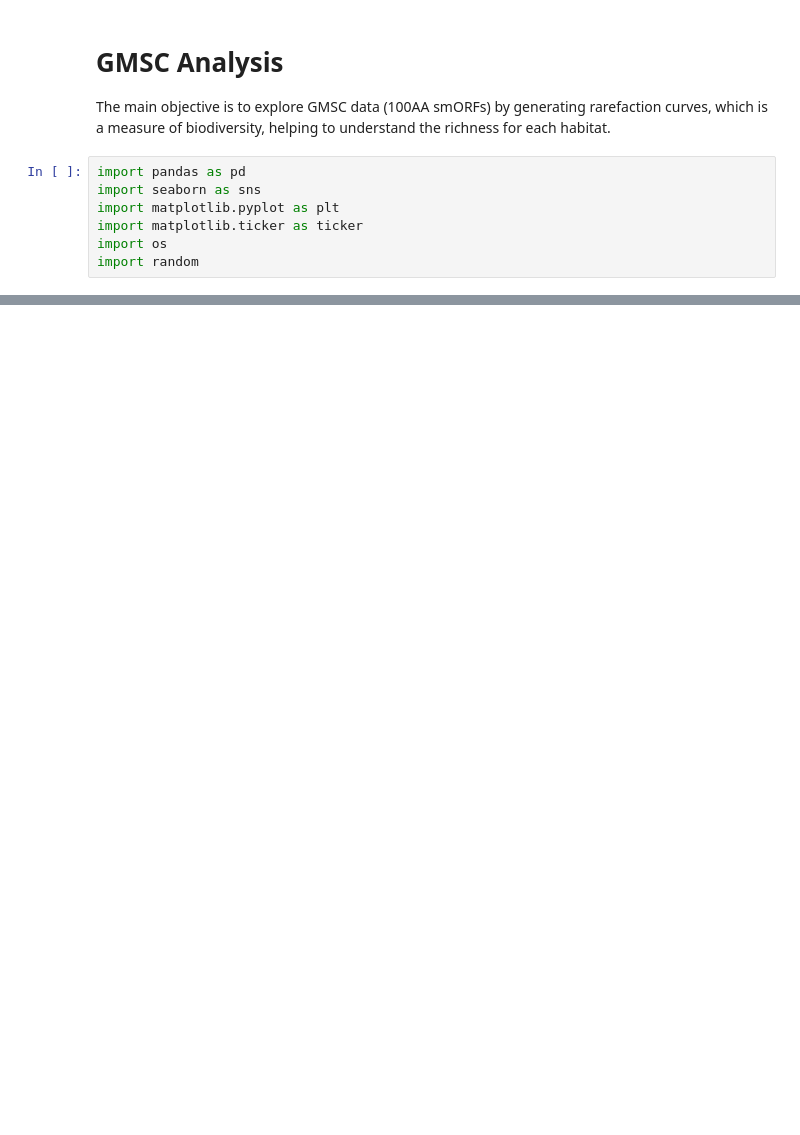
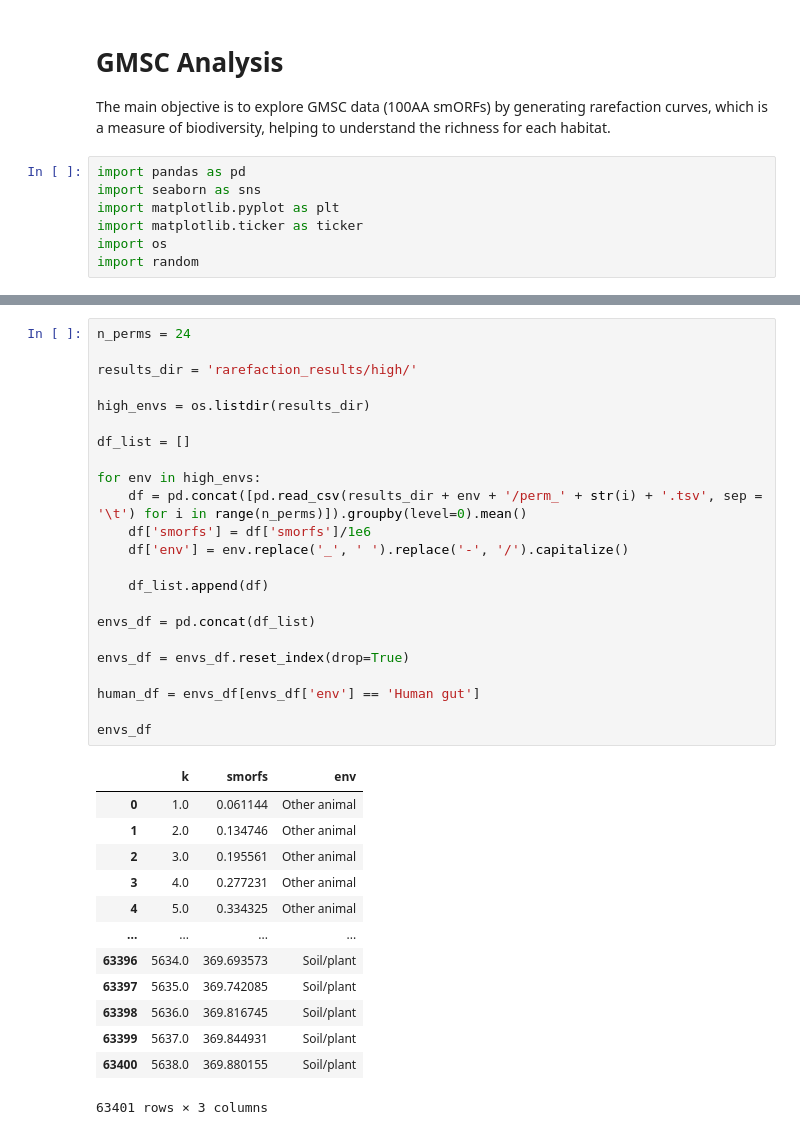
Before and after one commit to BigDataBiology/Duan2023__GMSCv1_Construction_And_Analysis, a Jupyter notebook: rarefaction/gmsc_analysis.ipynb, the cells around one changed output, grey strips where cells are left out. Drawn from its saved outputs; the diff is of its cells as text; blank space fills up the shorter version.

```diff
--- a/rarefaction/gmsc_analysis.ipynb
+++ b/rarefaction/gmsc_analysis.ipynb
@@ -39,3 +37,40 @@ habitat2color = {
     'Other animal': '#878a8a',
     'Other': '#000000'
 }
+# %%
+n_perms = 24
+
+results_dir = 'rarefaction_results/high/'
+
+high_envs = os.listdir(results_dir)
+
+df_list = []
+
+for env in high_envs:
+    df = pd.concat([pd.read_csv(results_dir + env + '/perm_' + str(i) + '.tsv', sep = '\t') for i in range(n_perms)]).groupby(level=0).mean()
+    df['smorfs'] = df['smorfs']/1e6
+    df['env'] = env.replace('_', ' ').replace('-', '/').capitalize()
+
+    df_list.append(df)
+
+envs_df = pd.concat(df_list)
+
+envs_df = envs_df.reset_index(drop=True)
+
+human_df = envs_df[envs_df['env'] == 'Human gut']
+
+envs_df
+# %% [output]
+|  | k | smorfs | env |
+| 0 | 1.0 | 0.061144 | Other animal |
+| 1 | 2.0 | 0.134746 | Other animal |
+| 2 | 3.0 | 0.195561 | Other animal |
+| 3 | 4.0 | 0.277231 | Other animal |
+| 4 | 5.0 | 0.334325 | Other animal |
+| ... | ... | ... | ... |
+| 63396 | 5634.0 | 369.693573 | Soil/plant |
+| 63397 | 5635.0 | 369.742085 | Soil/plant |
+| 63398 | 5636.0 | 369.816745 | Soil/plant |
+| 63399 | 5637.0 | 369.844931 | Soil/plant |
+| 63400 | 5638.0 | 369.880155 | Soil/plant |
+63401 rows × 3 columns
```
Also changed, not shown: parts of 7 cells of this notebook, 2 other files.
